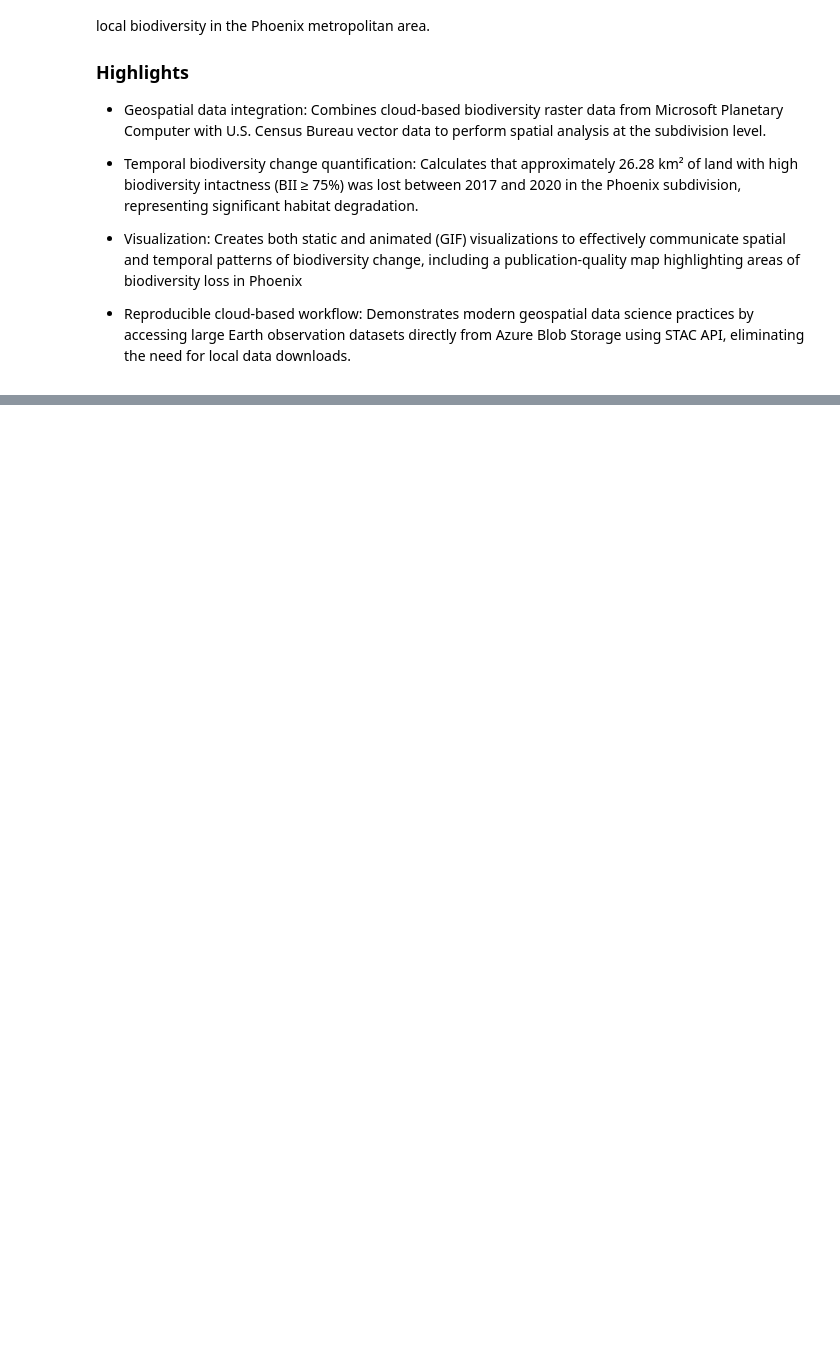
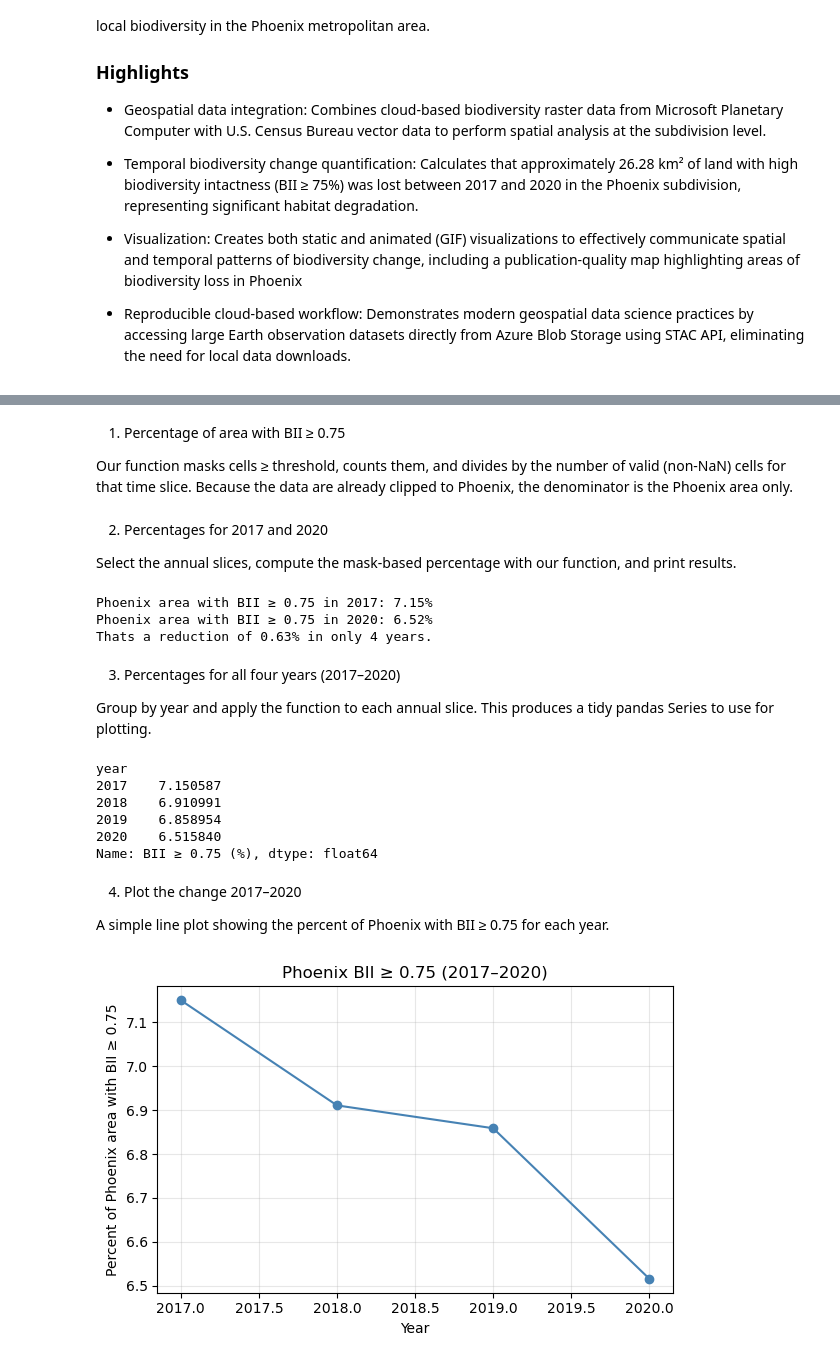
Before and after one commit to lucianbluescher/Phoenix_BII_Change, a Jupyter notebook: phoenix_BII.ipynb, the cells around one changed output, grey strips where cells are left out. Saved outputs shown, nothing was run; the diff lists cells and outputs as text; code cells hidden in the pictures; blank space fills up the shorter version.

```diff
--- a/phoenix_BII.ipynb
+++ b/phoenix_BII.ipynb
@@ -222,0 +206,4 @@ Loss pixels: 2246, area ≈ -26.28 km²
+# %% [markdown]
+1. Percentage of area with BII ≥ 0.75
+
+Our function masks cells ≥ threshold, counts them, and divides by the number of valid (non-NaN) cells for that time slice. Because the data are already clipped to Phoenix, the denominator is the Phoenix area only.
@@ -223 +216,57 @@ Loss pixels: 2246, area ≈ -26.28 km²
+# %% [markdown]
+2. Percentages for 2017 and 2020
+
+Select the annual slices, compute the mask-based percentage with our function, and print results.
+# %%
+bii_2017 = phoenix_clip.sel(time="2017-01-01T00:00:00")
+bii_2020 = phoenix_clip.sel(time="2020-01-01T00:00:00")
+
+pct_2017 = pct_ge_threshold(bii_2017, thr=0.75)
+pct_2020 = pct_ge_threshold(bii_2020, thr=0.75)
+decline = pct_2017 - pct_2020
+
+
+print(f"Phoenix area with BII ≥ 0.75 in 2017: {pct_2017:.2f}%")
+print(f"Phoenix area with BII ≥ 0.75 in 2020: {pct_2020:.2f}%")
+
+print(f"Thats a reduction of {decline:.2f}% in only 4 years.")
+# %% [output]
+Phoenix area with BII ≥ 0.75 in 2017: 7.15%
+Phoenix area with BII ≥ 0.75 in 2020: 6.52%
+Thats a reduction of 0.63% in only 4 years.
+# %% [markdown]
+3. Percentages for all four years (2017–2020)
+
+Group by year and apply the function to each annual slice. This produces a tidy pandas Series to use for plotting.
+# %%
+pct_series = (
+    phoenix_clip
+    .groupby(phoenix_clip["time"].dt.year)
+    .map(lambda da: (da >= 0.75).sum() / da.notnull().sum() * 100)
+    .to_pandas()
+)
+pct_series.name = "BII ≥ 0.75 (%)"
+pct_series
+# %% [output]
+year
+2017    7.150587
+2018    6.910991
+2019    6.858954
+2020    6.515840
+Name: BII ≥ 0.75 (%), dtype: float64
+# %% [markdown]
+4. Plot the change 2017–2020
+
+A simple line plot showing the percent of Phoenix with BII ≥ 0.75 for each year.
+# %%
+fig, ax = plt.subplots(figsize=(6,4))
+pct_series.plot(ax=ax, marker='o', color='steelblue')
+ax.set_ylabel('Percent of Phoenix area with BII ≥ 0.75')
+ax.set_xlabel('Year')
+ax.set_title('Phoenix BII ≥ 0.75 (2017–2020)')
+ax.grid(True, alpha=0.3)
+plt.tight_layout()
+plt.show()
+# %% [output]
+[figure, added]
 # %% [markdown]
```
Also changed, not shown: parts of 41 cells of this notebook, 21 other files.
